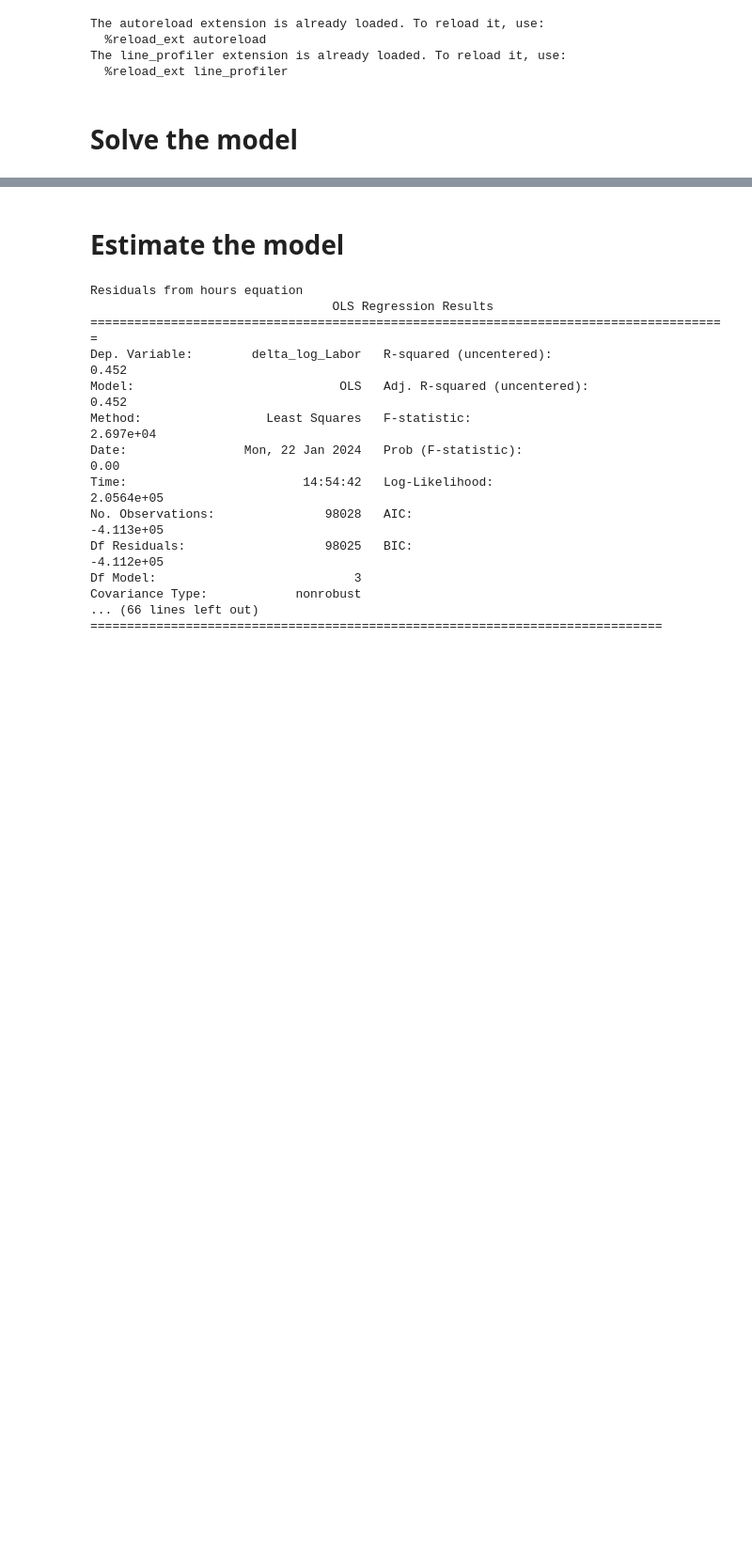
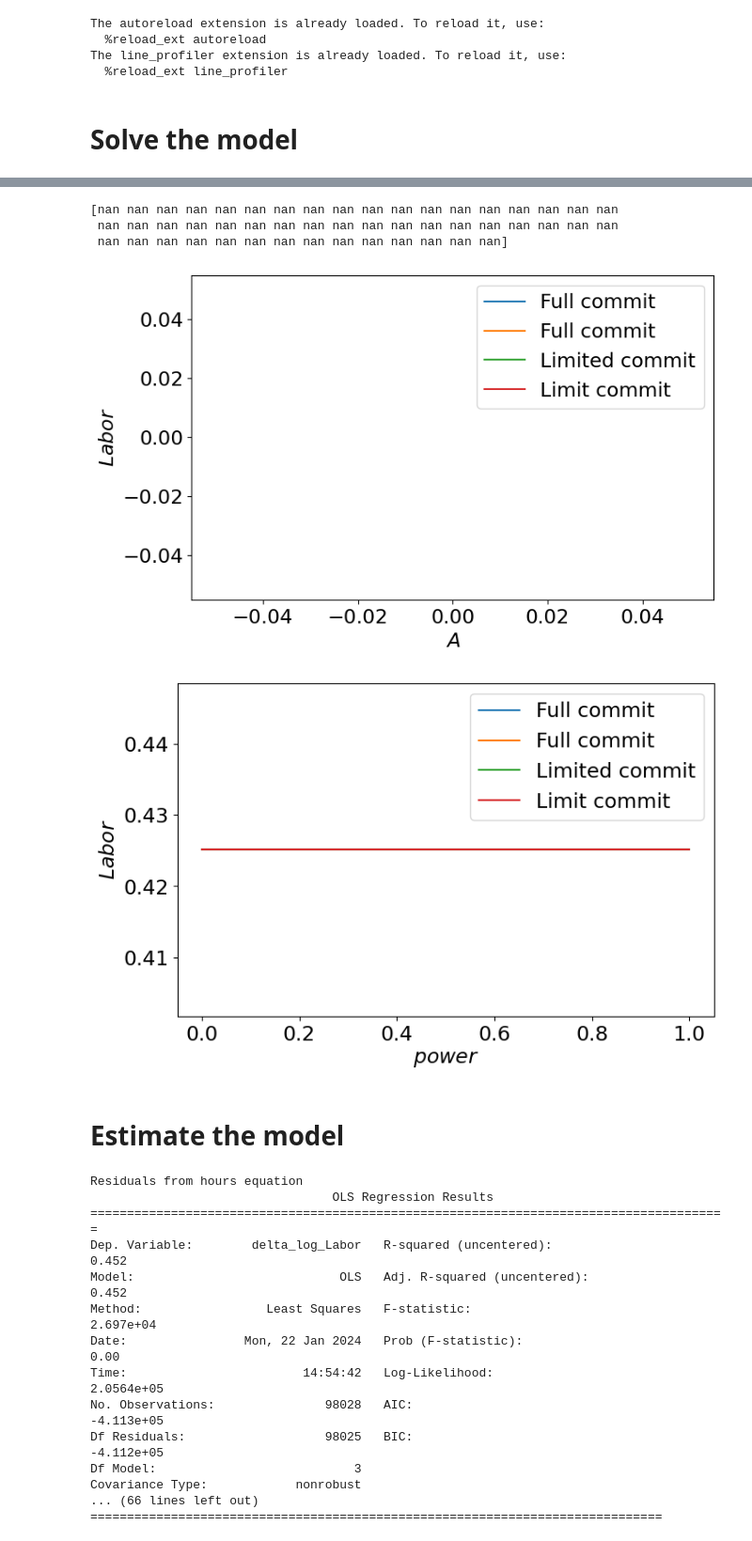
Before and after one commit to ThomasHJorgensen/LimitedCommitmentTest, a Jupyter notebook: Check_Estimate.ipynb, the cells around one changed output, grey strips where cells are left out. Shown at 94% size. Saved outputs shown, nothing was run; the diff lists cells and outputs as text; code cells hidden in the pictures; blank space fills up the shorter version.

```diff
--- a/Check_Estimate.ipynb
+++ b/Check_Estimate.ipynb
@@ -37,10 +37,11 @@ The line_profiler extension is already loaded. To reload it, use:
 # Solve the model
 # %%
 # compile c++ files
-T = 10
+T = 5
 specs = {
-    'model 1':{'latexname':'limited', 'par':{'kappa1': 0.5, 'kappa2': 0.0, 'T':T,'threads':threads,'bargaining':1}},
-
+    'model 1':{'latexname':'limited', 'par':{'kappa1': 0.5, 'kappa2': 0.0, 'T':T,'threads':threads,'bargaining':0}},
+    #'model 2':{'latexname':'limited', 'par':{'kappa1': 0.5, 'kappa2': 0.0, 'T':T,'threads':threads,'bargaining':1}},
+    #'model 3':{'latexname':'limited', 'par':{'kappa1': 0.5, 'kappa2': 0.0, 'T':T,'threads':threads,'bargaining':2}},
 }
 
 
@@ -152,3 +287,39 @@ Consumption M [1.21250758e-01 4.79228165e-01 1.06849091e+00 1.77355816e+01
+# %%
+
+sol2 = models['model 2'].sol
+sol1 = models['model 1'].sol
+par = models['model 2'].par
+
+fig = plt.figure(figsize=(8,5))
+ax = fig.add_subplot(1,1,1)
+
+print(sol1.labor_w_couple[t,i_P,i_L,:,i_HKw,i_HKm])
+ax.plot(par.grid_A,sol1.labor_w_couple[t,i_P,i_L,:,i_HKw,i_HKm], label = 'Full commit')
+ax.plot(par.grid_A,sol1.labor_m_couple[t,i_P,i_L,:,i_HKw,i_HKm], label = 'Full commit')
+ax.plot(par.grid_A,sol2.labor_w_couple[t,i_P,i_L,:,i_HKw,i_HKm], label = 'Limited commit')
+ax.plot(par.grid_A,sol2.labor_m_couple[t,i_P,i_L,:,i_HKw,i_HKm], label = 'Limit commit')
+ax.set_xlabel(f"$A$")
+ax.set_ylabel(f"$Labor$")
+plt.legend()
+plt.show()
+
+
+fig = plt.figure(figsize=(8,5))
+ax = fig.add_subplot(1,1,1)
+ax.plot(par.grid_power,sol1.power[t,:,i_L,i_A,i_HKw,i_HKm], label = 'Full commit')
+ax.plot(par.grid_power,sol1.power[t,:,i_L,i_A,i_HKw,i_HKm], label = 'Full commit')
+ax.plot(par.grid_power,sol2.power[t,:,i_L,i_A,i_HKw,i_HKm], label = 'Limited commit')
+ax.plot(par.grid_power,sol2.power[t,:,i_L,i_A,i_HKw,i_HKm], label = 'Limit commit')
+ax.set_xlabel(f"$power$")
+ax.set_ylabel(f"$Labor$")
+plt.legend()
+plt.show()
+# %% [output]
+[nan nan nan nan nan nan nan nan nan nan nan nan nan nan nan nan nan nan
+ nan nan nan nan nan nan nan nan nan nan nan nan nan nan nan nan nan nan
+ nan nan nan nan nan nan nan nan nan nan nan nan nan nan]
+[figure, added]
+[figure, added]
 # %% [markdown]
 # Estimate the model
 # %%
```
Also changed, not shown: parts of 3 cells of this notebook, 5 other files.
